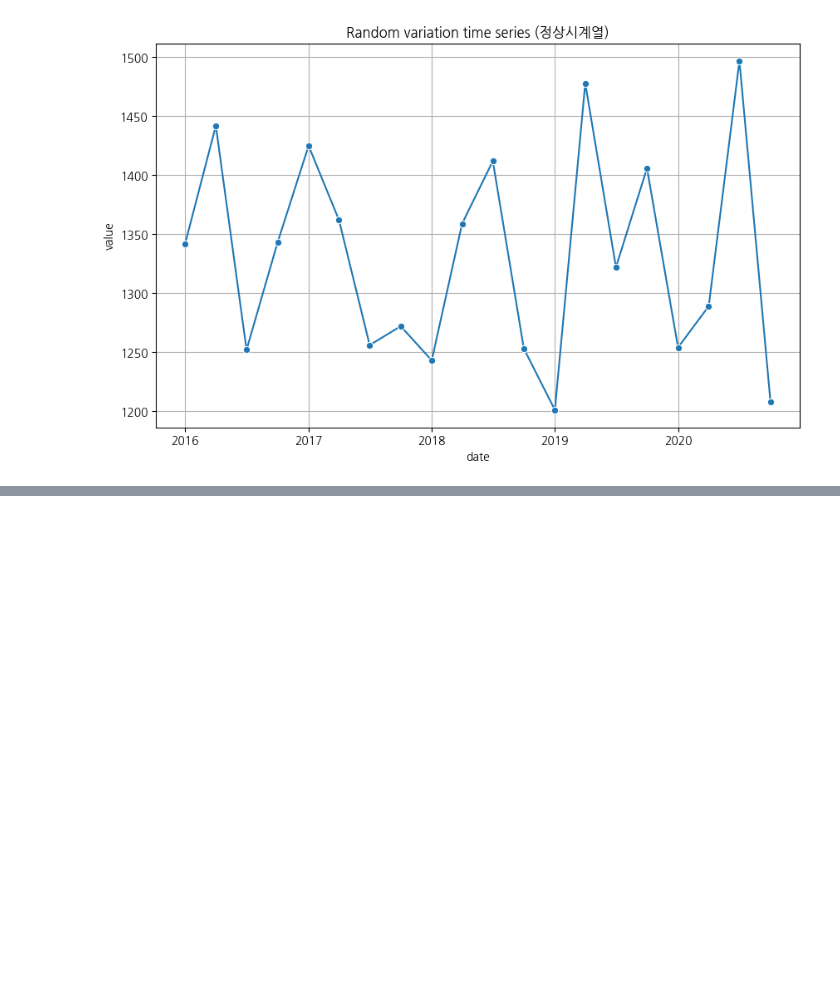
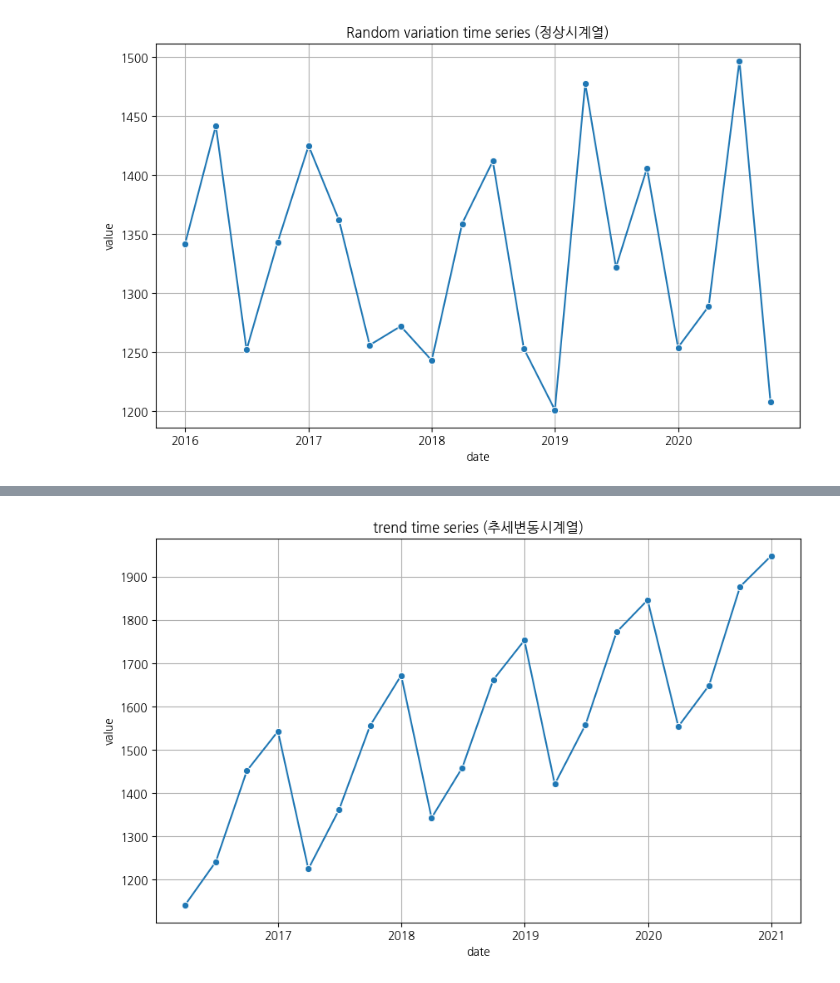
Before and after one commit to youngeunkoo/fintech_service, a Jupyter notebook: 09Time_series/01_시계열기초.ipynb, the cells around one changed output, grey strips where cells are left out. Cells and saved outputs as stored; diff of their text form; code cells hidden in the pictures; blank space fills up the shorter version.

```diff
--- a/09Time_series/01_시계열기초.ipynb
+++ b/09Time_series/01_시계열기초.ipynb
@@ -220,0 +564,13 @@ plt.show()
+# %%
+# 계절적 추세변동 시계열 데이터 생성
+st1 = np.array([1142, 1242, 1452, 1543,
+                1225, 1362, 1556, 1672,
+                1343, 1459, 1662, 1753,
+                1421, 1558, 1772, 1846,
+                1554, 1649, 1877, 1948])
+
+
+# 시계열 데이터의 인덱스를 2016년 1분기부터 시작해 분기별로 생성
+index = pd.date_range(start='2016Q1', periods=len(st1), freq='QE')
+st1_ts = pd.Series(st1, index=index)
+st1_ts
@@ -220,0 +595,10 @@ plt.show()
+# %%
+plt.figure(figsize=(10,6))
+sns.lineplot(x=st1_ts.index, y=st1_ts.values, marker='o')
+plt.title("trend time series (추세변동시계열)")
+plt.xlabel('date')
+plt.ylabel('value')
+plt.grid(True)
+plt.show()
+# %% [output]
+[figure, added]
```
Also changed, not shown: parts of 98 cells of this notebook, 1 other file.
